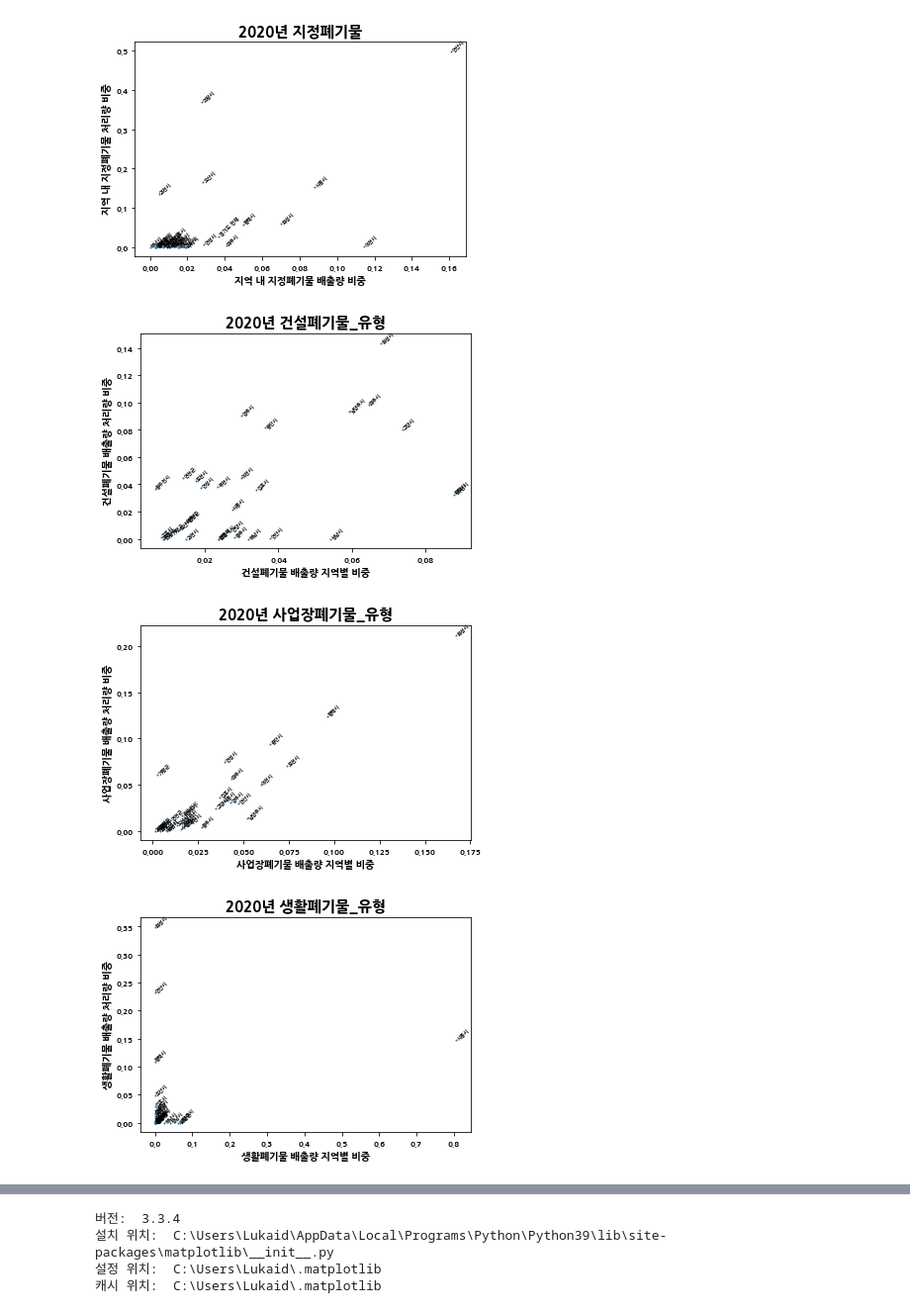
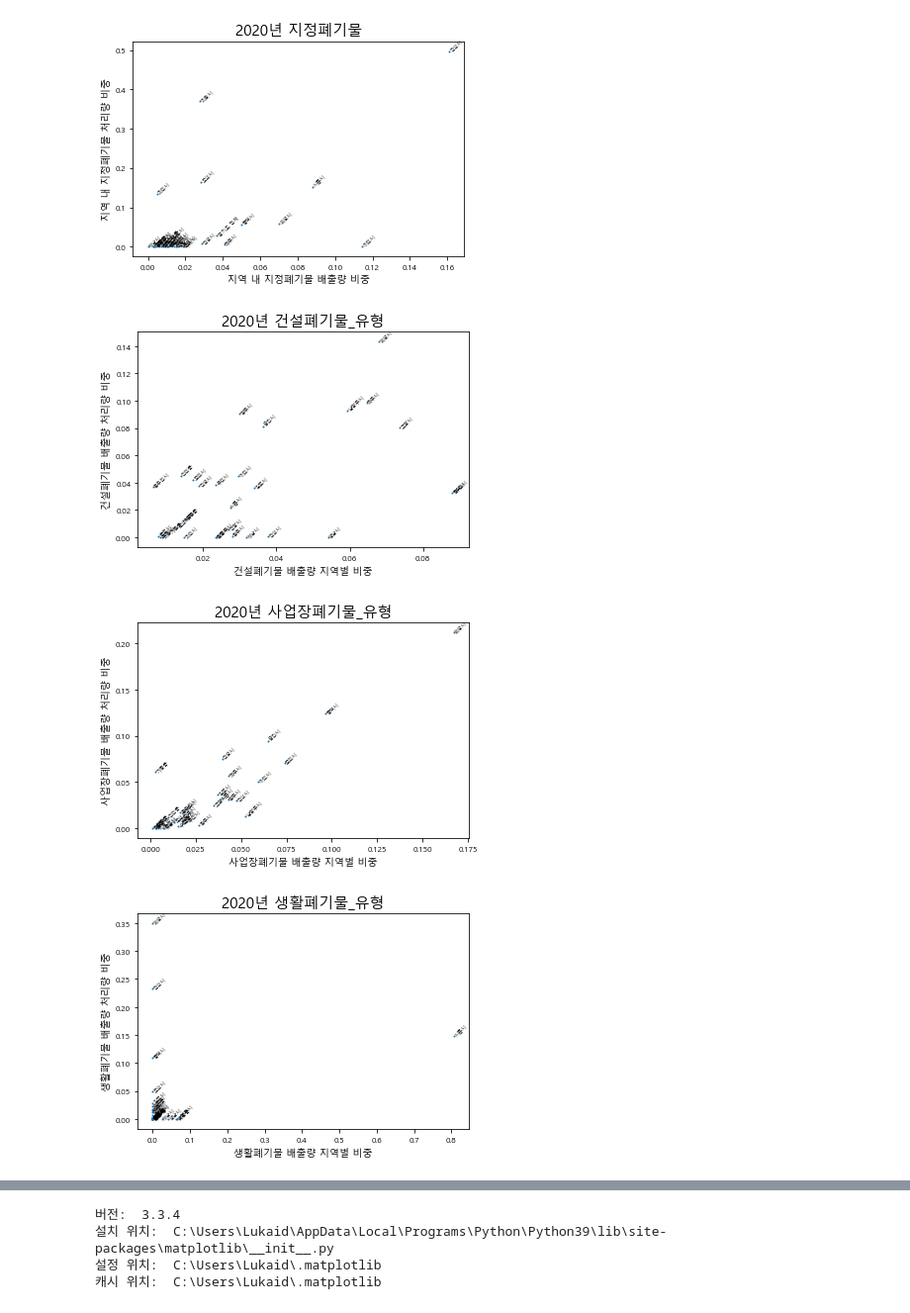
Before and after one commit to Lukaid/my_notebook, a Jupyter notebook: 0208 교수님 요청사항/prac_02.ipynb, the cells around one changed output, grey strips where cells are left out. Shown: that part at 99% size. Drawn from its saved outputs; the diff is of its cells as text; code cells hidden in the pictures.

```diff
--- a/0208 교수님 요청사항/prac_02.ipynb
+++ b/0208 교수님 요청사항/prac_02.ipynb
@@ -55,6 +55,6 @@ plt.savefig('./2020_사업장.png', dpi = 400)
 # %%
 plt.rcParams["font.size"] = 5
-plt.rcParams["font.family"] = 'NanumBarunGothic'
+plt.rcParams["font.family"] = 'Malgun Gothic'
 plt.rcParams['xtick.labelsize'] = 8
 plt.rcParams['ytick.labelsize'] = 8
 
@@ -80,6 +80,6 @@ plt.savefig('./2020_생활.png', dpi = 400)
 # %%
 plt.rcParams["font.size"] = 5
-plt.rcParams["font.family"] = 'NanumBarunGothic'
+plt.rcParams["font.family"] = 'Malgun Gothic'
 plt.rcParams['xtick.labelsize'] = 8
 plt.rcParams['ytick.labelsize'] = 8
 
@@ -101,10 +101,10 @@ for i, txt in enumerate(name):
 
 plt.savefig('./2020_지정.png', dpi = 400)
 # %% [output]
-[figure, old version]
+[figure, new version]
 # %%
 plt.rcParams["font.size"] = 5
-plt.rcParams["font.family"] = 'NanumBarunGothic'
+plt.rcParams["font.family"] = 'Malgun Gothic'
 plt.rcParams['xtick.labelsize'] = 8
 plt.rcParams['ytick.labelsize'] = 8
 
@@ -126,10 +126,10 @@ for i, txt in enumerate(name):
 
 plt.savefig('./2020_건설_유형.png', dpi = 400)
 # %% [output]
-[figure, old version]
+[figure, new version]
 # %%
 plt.rcParams["font.size"] = 5
-plt.rcParams["font.family"] = 'NanumBarunGothic'
+plt.rcParams["font.family"] = 'Malgun Gothic'
 plt.rcParams['xtick.labelsize'] = 8
 plt.rcParams['ytick.labelsize'] = 8
 
@@ -151,31 +151,31 @@ for i, txt in enumerate(name):
 
 plt.savefig('./2020_사업장_유형.png', dpi = 400)
 # %% [output]
-[figure, old version]
+[figure, new version]
 # %%
 plt.rcParams["font.size"] = 5
-plt.rcParams["font.family"] = 'NanumBarunGothic'
+plt.rcParams["font.family"] = 'Malgun Gothic'
 plt.rcParams['xtick.labelsize'] = 8
 plt.rcParams['ytick.labelsize'] = 8
 
 생활 = pd.read_csv("생활_유형_0208.csv", encoding = 'CP949')
 
 name = list(생활['시명'])
 baechul = list(생활['2020 생활폐기물 배출량'])
 churi = list(생활['2020 생활폐기물 처리량'])
 
 fig, ax = plt.subplots()
 ax.scatter(baechul, churi, s = 1)
 
 plt.title('2020년 생활폐기물_유형', fontsize = 15)
 plt.xlabel('생활폐기물 배출량 지역별 비중', fontsize = 10)
 plt.ylabel('생활폐기물 배출량 처리량 비중', fontsize = 10)
 
 for i, txt in enumerate(name):
     ax.annotate(txt, (baechul[i], churi[i]), rotation=45)
 
 plt.savefig('./2020_생활_유형.png', dpi = 400)
 # %% [output]
-[figure, old version]
+[figure, new version]
 # %%
 plt.rcParams["font.size"] = 5
```
Also changed, not shown: parts of 6 cells of this notebook, 8 other files.
